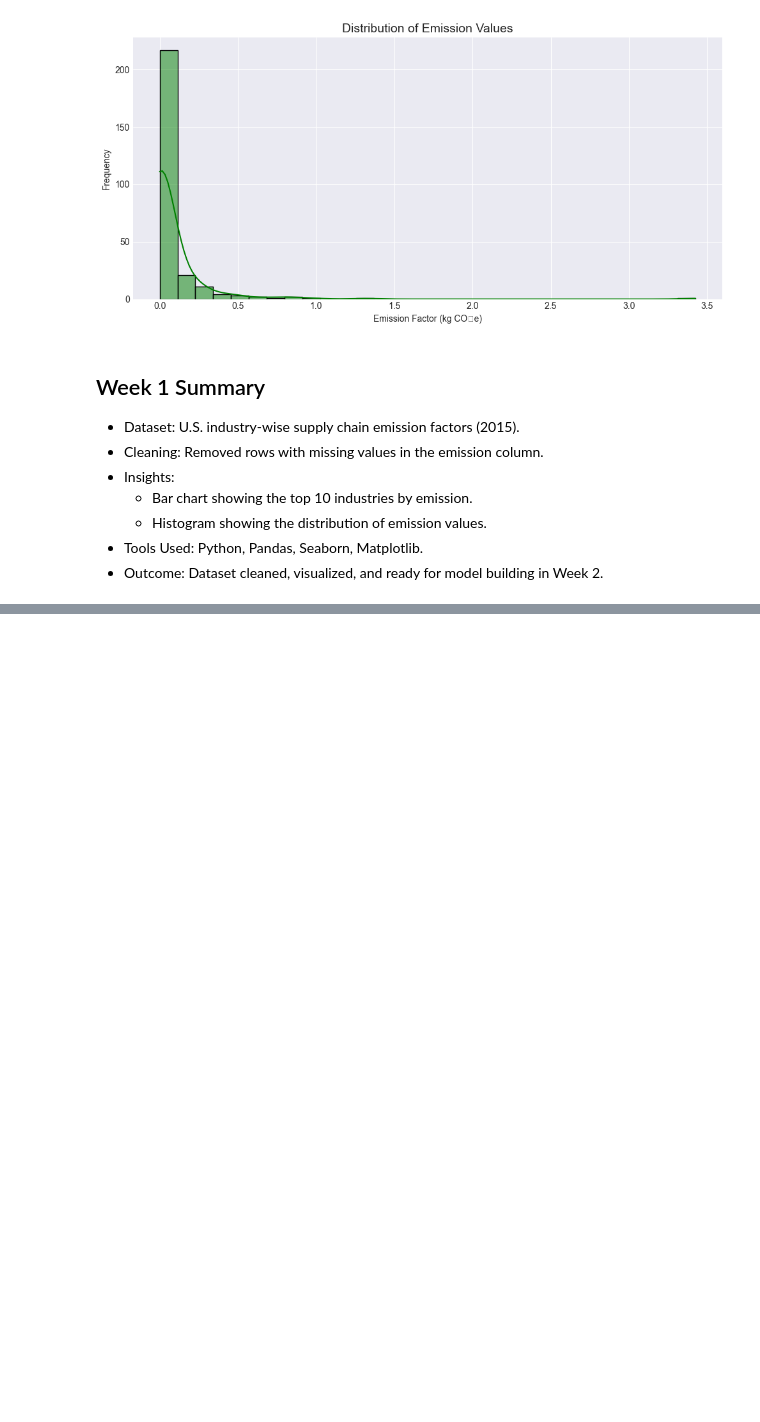
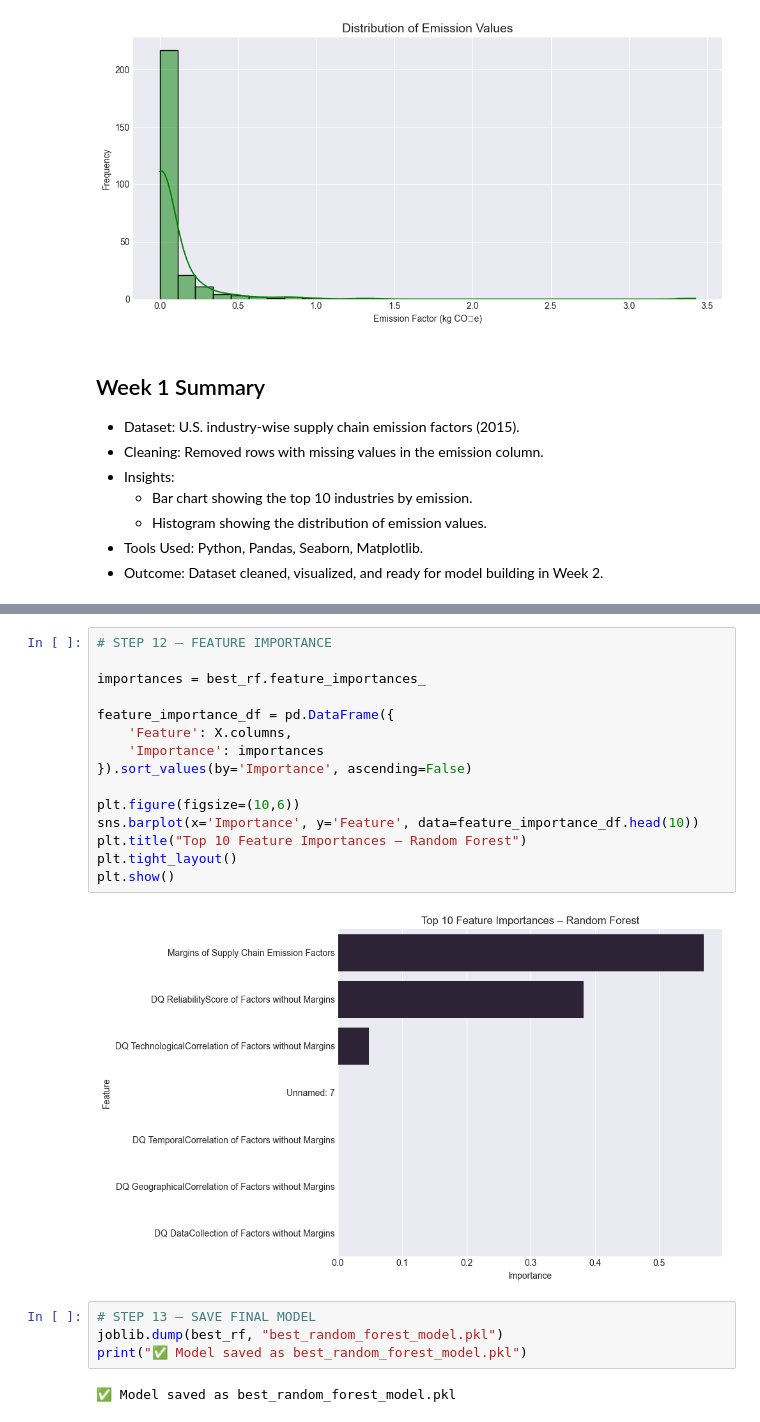
Before and after one commit to DEEPAK21072005/Week-1-GHG-Prediction, a Jupyter notebook: Week1_Week2_GHG_Prediction/GHG_Prediction.ipynb, the cells around one changed output, grey strips where cells are left out. Drawn from its saved outputs; the diff is of its cells as text; blank space fills up the shorter version.

```diff
--- a/Week1_Week2_GHG_Prediction/GHG_Prediction.ipynb
+++ b/Week1_Week2_GHG_Prediction/GHG_Prediction.ipynb
@@ -97,0 +295,23 @@ plt.show()
+# %%
+# STEP 12 – FEATURE IMPORTANCE
+
+importances = best_rf.feature_importances_
+
+feature_importance_df = pd.DataFrame({
+    'Feature': X.columns,
+    'Importance': importances
+}).sort_values(by='Importance', ascending=False)
+
+plt.figure(figsize=(10,6))
+sns.barplot(x='Importance', y='Feature', data=feature_importance_df.head(10))
+plt.title("Top 10 Feature Importances – Random Forest")
+plt.tight_layout()
+plt.show()
+# %% [output]
+[figure, added]
+# %%
+# STEP 13 – SAVE FINAL MODEL
+joblib.dump(best_rf, "best_random_forest_model.pkl")
+print("✅ Model saved as best_random_forest_model.pkl")
+# %% [output]
+✅ Model saved as best_random_forest_model.pkl
```
Also changed, not shown: parts of 12 cells of this notebook, 1 other file.
